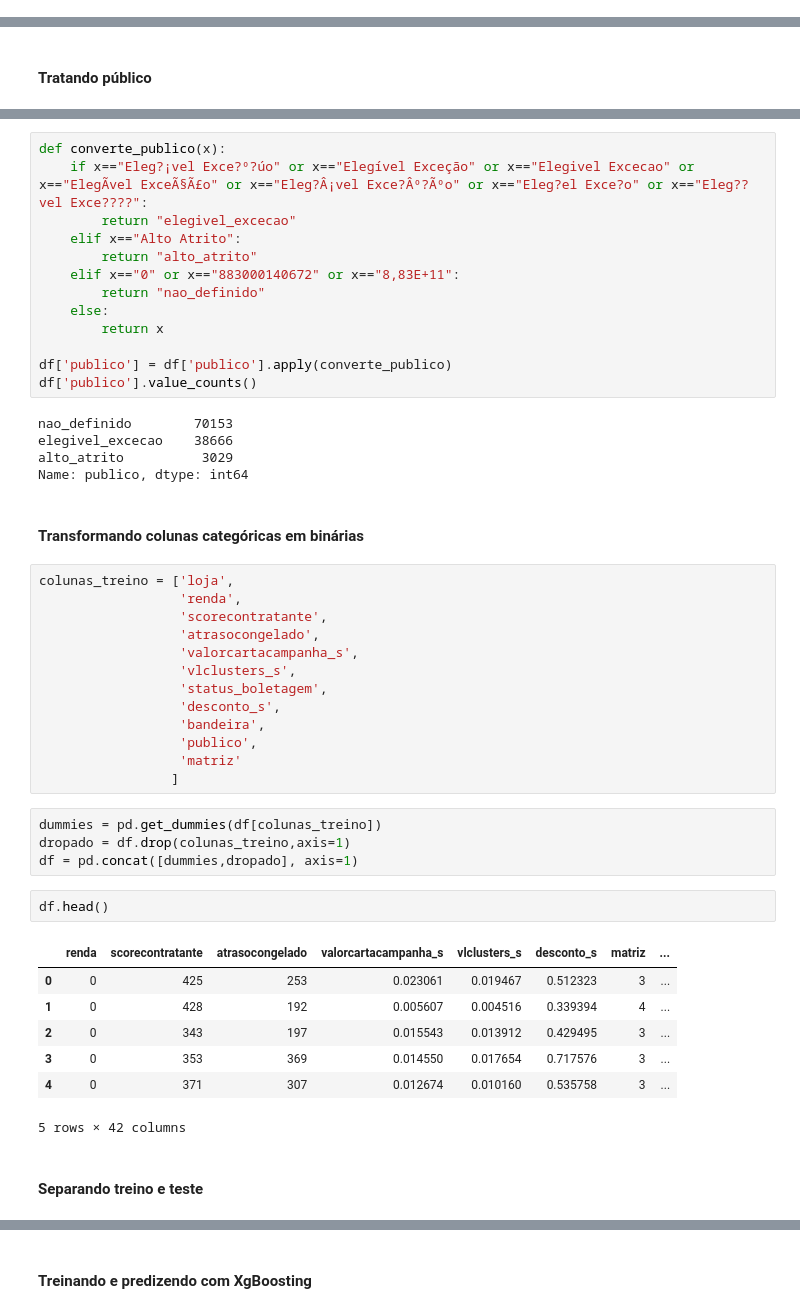
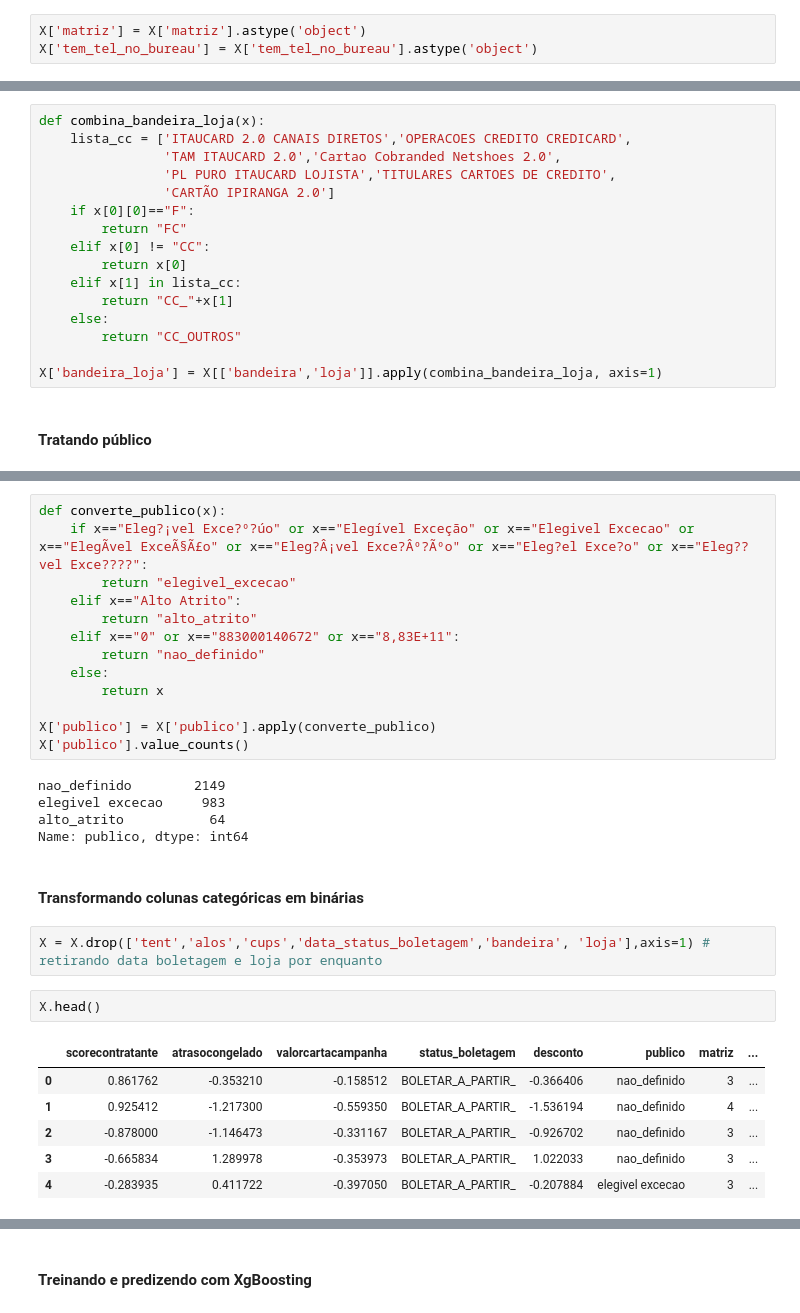
Before and after one commit to gbencke/scorea03, a Jupyter notebook: scoreA03.ipynb, the cells around one changed output, grey strips where cells are left out. Saved outputs shown, nothing was run; the diff lists cells and outputs as text.

```diff
--- a/scoreA03.ipynb
+++ b/scoreA03.ipynb
@@ -127 +175,4 @@ Name: loja, Length: 102, dtype: int64
+# %%
+X['matriz'] = X['matriz'].astype('object')
+X['tem_tel_no_bureau'] = X['tem_tel_no_bureau'].astype('object')
 # %% [markdown]
@@ -165,3 +180,19 @@ Name: loja, dtype: int64
+# %%
+def combina_bandeira_loja(x):
+    lista_cc = ['ITAUCARD 2.0 CANAIS DIRETOS','OPERACOES CREDITO CREDICARD',
+                'TAM ITAUCARD 2.0','Cartao Cobranded Netshoes 2.0',
+                'PL PURO ITAUCARD LOJISTA','TITULARES CARTOES DE CREDITO',
+                'CARTÃO IPIRANGA 2.0']
+    if x[0][0]=="F":
+        return "FC"
+    elif x[0] != "CC":
+        return x[0]
+    elif x[1] in lista_cc:
+        return "CC_"+x[1]
+    else:
+        return "CC_OUTROS"
+
+X['bandeira_loja'] = X[['bandeira','loja']].apply(combina_bandeira_loja, axis=1)
 # %% [markdown]
 #### Tratando público
 # %%
@@ -187,41 +214,23 @@ def converte_publico(x):
     else:
         return x
 
-df['publico'] = df['publico'].apply(converte_publico)
-df['publico'].value_counts()
+X['publico'] = X['publico'].apply(converte_publico)
+X['publico'].value_counts()
 # %% [output]
-nao_definido        70153
-elegivel_excecao    38666
-alto_atrito          3029
+nao_definido        2149
+elegivel excecao     983
+alto_atrito           64
 Name: publico, dtype: int64
 # %% [markdown]
 #### Transformando colunas categóricas em binárias
-# %%
-colunas_treino = ['loja',
-                  'renda',
-                  'scorecontratante',
-                  'atrasocongelado',
-                  'valorcartacampanha_s',
-                  'vlclusters_s',
-                  'status_boletagem',
-                  'desconto_s',
-                  'bandeira',
-                  'publico',
-                  'matriz'
-                 ]
-# %%
-dummies = pd.get_dummies(df[colunas_treino])
-dropado = df.drop(colunas_treino,axis=1)
-df = pd.concat([dummies,dropado], axis=1)
+# %%
+X = X.drop(['tent','alos','cups','data_status_boletagem','bandeira', 'loja'],axis=1) # retirando data boletagem e loja por enquanto
 # %%
-df.head()
+X.head()
 # %% [output]
-|  | renda | scorecontratante | atrasocongelado | valorcartacampanha_s | vlclusters_s | desconto_s | matriz | ... |
-| 0 | 0 | 425 | 253 | 0.023061 | 0.019467 | 0.512323 | 3 | ... |
-| 1 | 0 | 428 | 192 | 0.005607 | 0.004516 | 0.339394 | 4 | ... |
-| 2 | 0 | 343 | 197 | 0.015543 | 0.013912 | 0.429495 | 3 | ... |
-| 3 | 0 | 353 | 369 | 0.014550 | 0.017654 | 0.717576 | 3 | ... |
-| 4 | 0 | 371 | 307 | 0.012674 | 0.010160 | 0.535758 | 3 | ... |
+|  | scorecontratante | atrasocongelado | valorcartacampanha | status_boletagem | desconto | publico | matriz | ... |
+| 0 | 0.861762 | -0.353210 | -0.158512 | BOLETAR_A_PARTIR_ | -0.366406 | nao_definido | 3 | ... |
+| 1 | 0.925412 | -1.217300 | -0.559350 | BOLETAR_A_PARTIR_ | -1.536194 | nao_definido | 4 | ... |
+| 2 | -0.878000 | -1.146473 | -0.331167 | BOLETAR_A_PARTIR_ | -0.926702 | nao_definido | 3 | ... |
+| 3 | -0.665834 | 1.289978 | -0.353973 | BOLETAR_A_PARTIR_ | 1.022033 | nao_definido | 3 | ... |
+| 4 | -0.283935 | 0.411722 | -0.397050 | BOLETAR_A_PARTIR_ | -0.207884 | elegivel excecao | 3 | ... |
-5 rows × 42 columns
-# %% [markdown]
-#### Separando treino e teste
```
Also changed, not shown: parts of 46 cells of this notebook, 7 other files.
